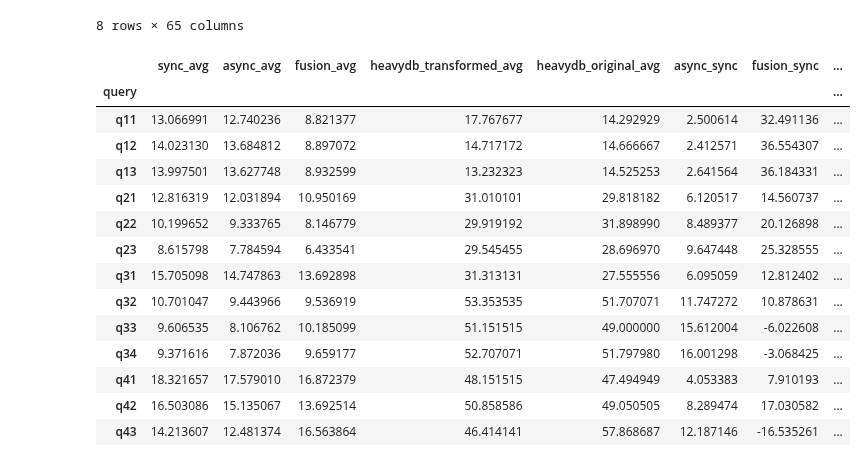
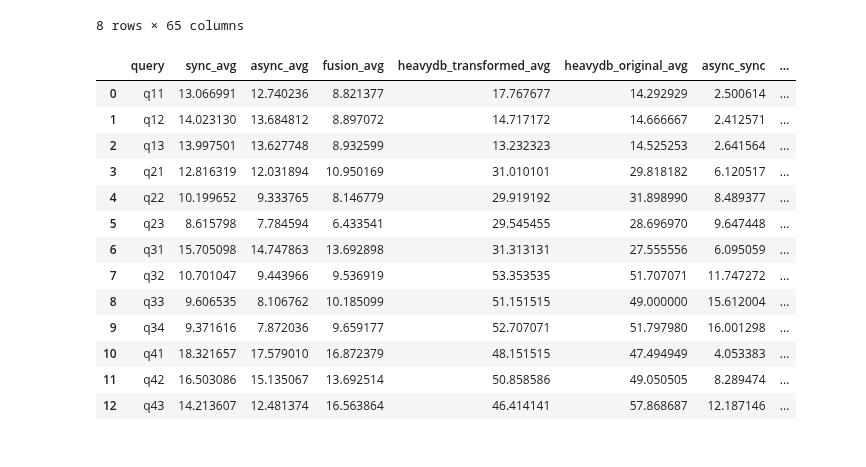
Before and after one commit to Maestro-Zacht/sycldb-calcite-executor, a Jupyter notebook: performances/perf.ipynb, the cells around one changed output. Cells and saved outputs as stored; diff of their text form; code cells hidden in the pictures.

```diff
--- a/performances/perf.ipynb
+++ b/performances/perf.ipynb
@@ -60,46 +62,45 @@ comparison = []
 for q in queries:
     sync_avg = results[f'{q}_sync'].mean()
     async_avg = results[f'{q}_async'].mean()
     fusion_avg = results[results[f'{q}_fusion'] < 20.0][f'{q}_fusion'].mean()
     heavydb_transformed_avg = results[1:][f'{q}_heavydb_transformed'].mean()
     heavydb_original_avg = results[1:][f'{q}_heavydb_original'].mean()
     speedup_async = (sync_avg - async_avg) / sync_avg
     speedup_fusion = (sync_avg - fusion_avg) / sync_avg
     fusion_async = (async_avg - fusion_avg) / async_avg
     heavydb_original_async = (async_avg - heavydb_original_avg) / async_avg
     heavydb_transformed_async = (async_avg - heavydb_transformed_avg) / async_avg
     # print(f'{q}: Sync avg = {sync_avg:5.2f} ms, Async avg = {async_avg:5.2f} ms, Fusion avg = {fusion_avg:5.2f} ms, Speedup async on sync = {speedup_async:6.2%}, Speedup fusion on sync = {speedup_fusion:6.2%}')
 
     comparison.append({
         'query': q,
         'sync_avg': sync_avg,
         'async_avg': async_avg,
         'fusion_avg': fusion_avg,
         'heavydb_transformed_avg': heavydb_transformed_avg,
         'heavydb_original_avg': heavydb_original_avg,
         'async_sync': speedup_async * 100,
         'fusion_sync': speedup_fusion * 100,
         'fusion_async': fusion_async * 100,
         'heavydb_original_async': heavydb_original_async * 100,
         'heavydb_transformed_async': heavydb_transformed_async * 100,
     })
 
 comparison = pd.DataFrame(comparison)
-comparison.set_index('query', inplace=True)
+# comparison.set_index('query', inplace=True)
 comparison
 # %% [output]
-|  | sync_avg | async_avg | fusion_avg | heavydb_transformed_avg | heavydb_original_avg | async_sync | fusion_sync | ... |
-| query |  |  |  |  |  |  |  | ... |
-| q11 | 13.066991 | 12.740236 | 8.821377 | 17.767677 | 14.292929 | 2.500614 | 32.491136 | ... |
-| q12 | 14.023130 | 13.684812 | 8.897072 | 14.717172 | 14.666667 | 2.412571 | 36.554307 | ... |
-| q13 | 13.997501 | 13.627748 | 8.932599 | 13.232323 | 14.525253 | 2.641564 | 36.184331 | ... |
-| q21 | 12.816319 | 12.031894 | 10.950169 | 31.010101 | 29.818182 | 6.120517 | 14.560737 | ... |
-| q22 | 10.199652 | 9.333765 | 8.146779 | 29.919192 | 31.898990 | 8.489377 | 20.126898 | ... |
-| q23 | 8.615798 | 7.784594 | 6.433541 | 29.545455 | 28.696970 | 9.647448 | 25.328555 | ... |
-| q31 | 15.705098 | 14.747863 | 13.692898 | 31.313131 | 27.555556 | 6.095059 | 12.812402 | ... |
-| q32 | 10.701047 | 9.443966 | 9.536919 | 53.353535 | 51.707071 | 11.747272 | 10.878631 | ... |
-| q33 | 9.606535 | 8.106762 | 10.185099 | 51.151515 | 49.000000 | 15.612004 | -6.022608 | ... |
-| q34 | 9.371616 | 7.872036 | 9.659177 | 52.707071 | 51.797980 | 16.001298 | -3.068425 | ... |
-| q41 | 18.321657 | 17.579010 | 16.872379 | 48.151515 | 47.494949 | 4.053383 | 7.910193 | ... |
-| q42 | 16.503086 | 15.135067 | 13.692514 | 50.858586 | 49.050505 | 8.289474 | 17.030582 | ... |
-| q43 | 14.213607 | 12.481374 | 16.563864 | 46.414141 | 57.868687 | 12.187146 | -16.535261 | ... |
+|  | query | sync_avg | async_avg | fusion_avg | heavydb_transformed_avg | heavydb_original_avg | async_sync | ... |
+| 0 | q11 | 13.066991 | 12.740236 | 8.821377 | 17.767677 | 14.292929 | 2.500614 | ... |
+| 1 | q12 | 14.023130 | 13.684812 | 8.897072 | 14.717172 | 14.666667 | 2.412571 | ... |
+| 2 | q13 | 13.997501 | 13.627748 | 8.932599 | 13.232323 | 14.525253 | 2.641564 | ... |
+| 3 | q21 | 12.816319 | 12.031894 | 10.950169 | 31.010101 | 29.818182 | 6.120517 | ... |
+| 4 | q22 | 10.199652 | 9.333765 | 8.146779 | 29.919192 | 31.898990 | 8.489377 | ... |
+| 5 | q23 | 8.615798 | 7.784594 | 6.433541 | 29.545455 | 28.696970 | 9.647448 | ... |
+| 6 | q31 | 15.705098 | 14.747863 | 13.692898 | 31.313131 | 27.555556 | 6.095059 | ... |
+| 7 | q32 | 10.701047 | 9.443966 | 9.536919 | 53.353535 | 51.707071 | 11.747272 | ... |
+| 8 | q33 | 9.606535 | 8.106762 | 10.185099 | 51.151515 | 49.000000 | 15.612004 | ... |
+| 9 | q34 | 9.371616 | 7.872036 | 9.659177 | 52.707071 | 51.797980 | 16.001298 | ... |
+| 10 | q41 | 18.321657 | 17.579010 | 16.872379 | 48.151515 | 47.494949 | 4.053383 | ... |
+| 11 | q42 | 16.503086 | 15.135067 | 13.692514 | 50.858586 | 49.050505 | 8.289474 | ... |
+| 12 | q43 | 14.213607 | 12.481374 | 16.563864 | 46.414141 | 57.868687 | 12.187146 | ... |
```
Also changed, not shown: parts of 2 cells of this notebook.
